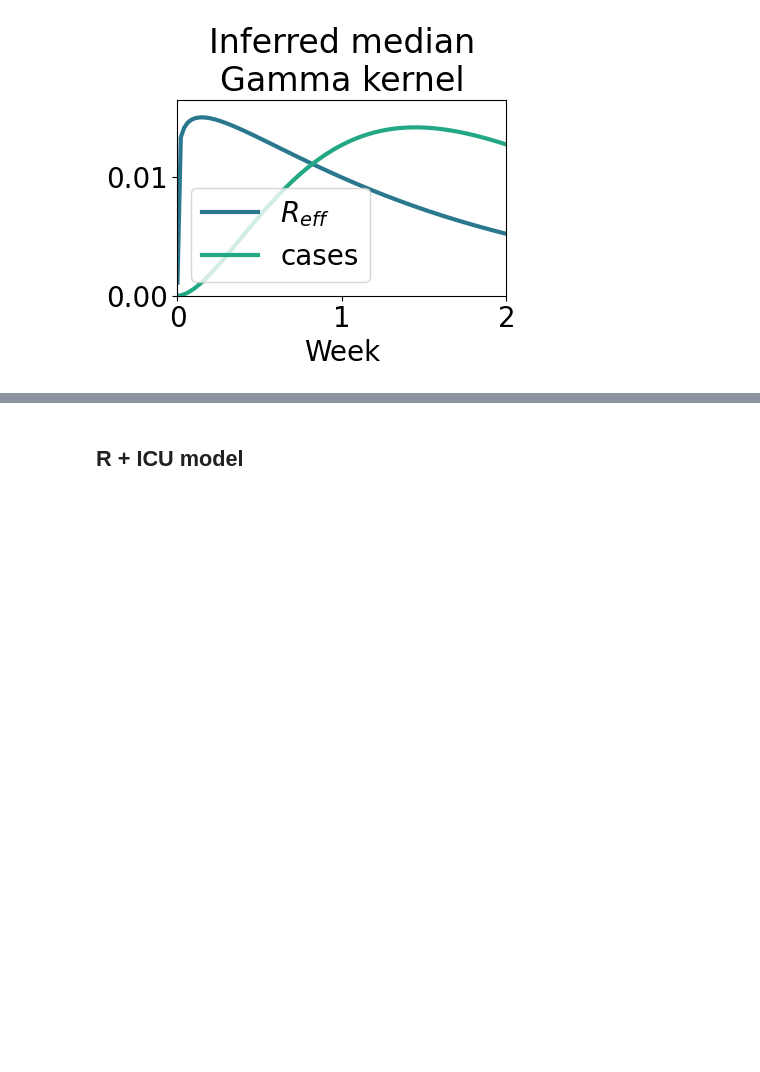
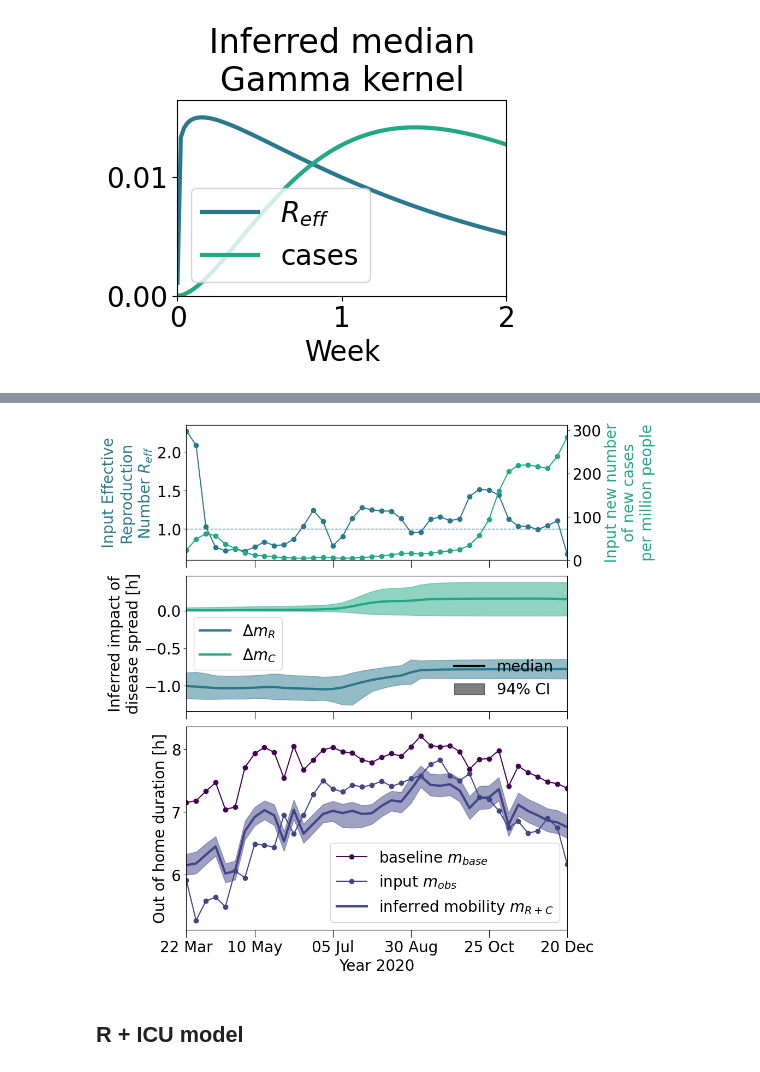
Before and after one commit to Priesemann-Group/mobility_inference, a Jupyter notebook: model.ipynb, the cells around one changed output, grey strips where cells are left out. Saved outputs shown, nothing was run; the diff lists cells and outputs as text; code cells hidden in the pictures; blank space fills up the shorter version.

```diff
--- a/model.ipynb
+++ b/model.ipynb
@@ -987,3 +959,29 @@ plt.savefig(f"figures/overview_{tag}.png", bbox_inches="tight")
+# %%
+plot_inference_timeseries(
+                          dates,
+                          RC_trace,
+                          tag,
+                          {
+                            "constant": "R_eff",
+                            "color": color_R,
+                            "data_label": f"Input Effective\nReproduction\nNumber $R_{{eff}}$",
+                            "del": "del_m_R",
+                            "del_label": "$\Delta m_R$",
+                            "color_del": color_del_m_R,
+                            "m": "m",
+                            "m_label": "inferred mobility $m_{R+C}$",
+                          },
+                          {
+                            "constant": "cases",
+                            "color": color_C,
+                            "data_label": f"Input new number\nof new cases\nper million people",
+                            "del": "del_m_C",
+                            "del_label": "$\Delta m_C$",
+                            "color_del": color_del_m_C,
+                          },
+                          )
+# %% [output]
+[figure, added]
 # %% [markdown]
 ## R + ICU model
 # %%
```
Also changed, not shown: parts of 12 cells of this notebook, 5 other files.
